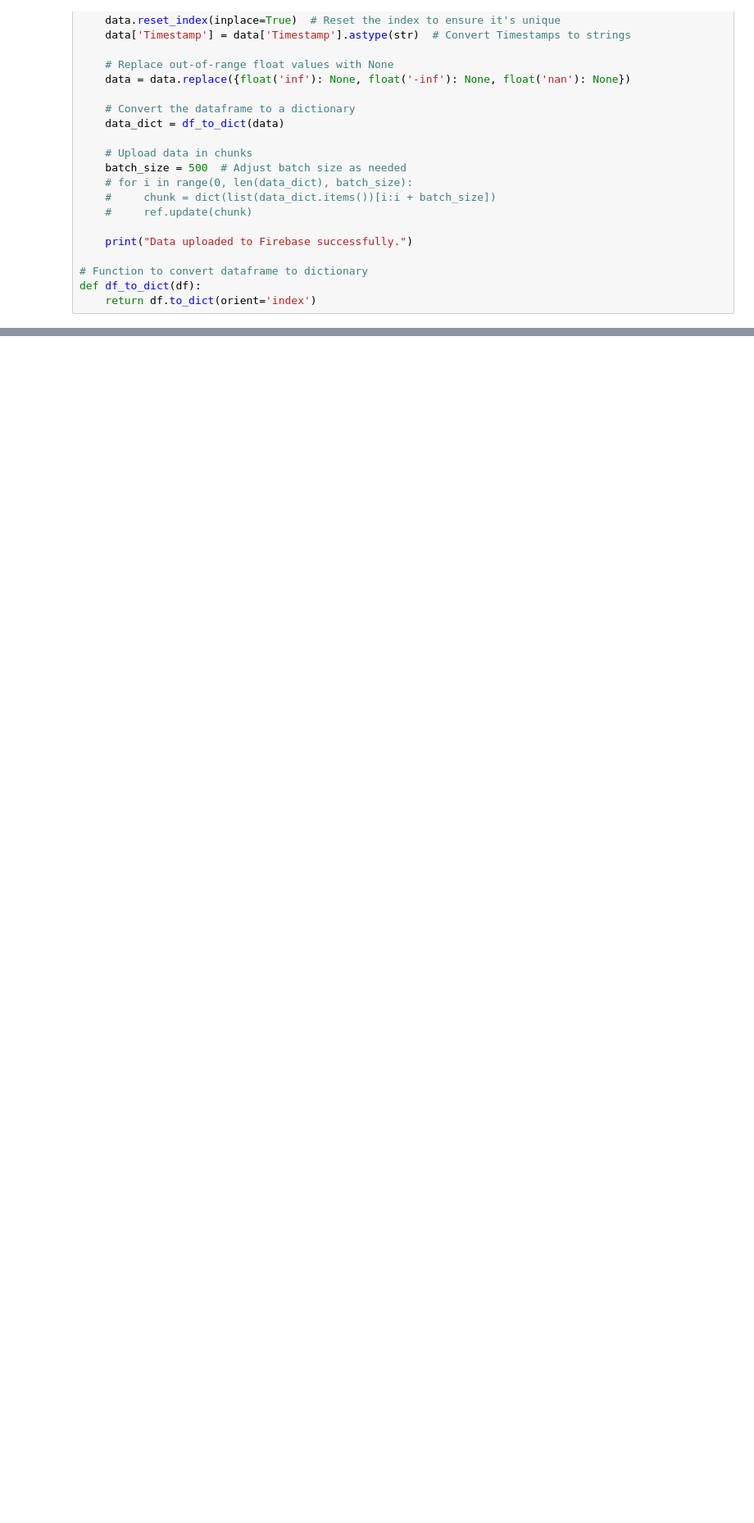
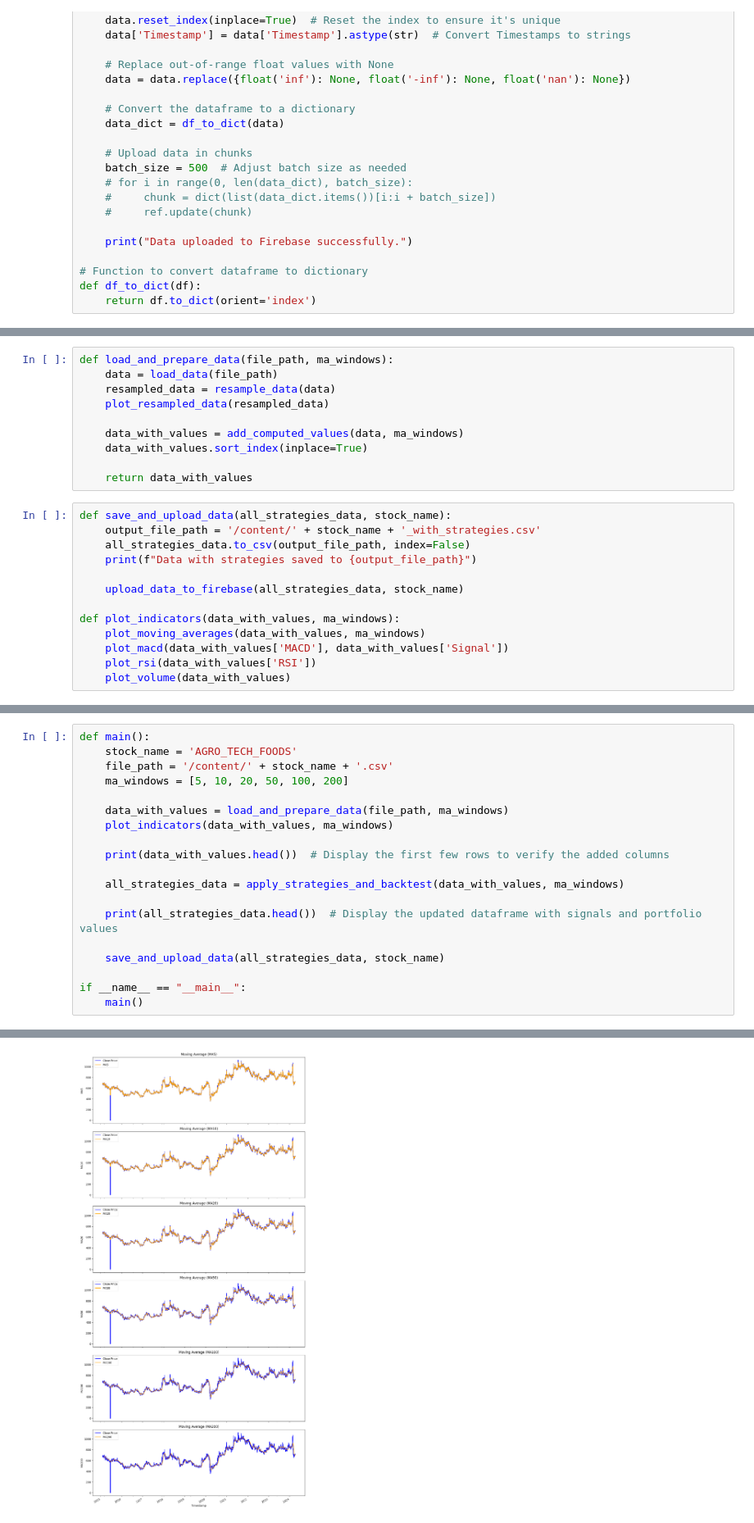
Before and after one commit to ThatNinjaGuy/Machine-learning-A-Z-Course, a Jupyter notebook: stock_market_strategy.ipynb, the cells around one changed output, grey strips where cells are left out. Shown at 82% size. Saved outputs shown, nothing was run; the diff lists cells and outputs as text; blank space fills up the shorter version.

Commit message:
Updated logic and code structure to correct and improve logic of buy/sell indicator

```diff
--- a/stock_market_strategy.ipynb
+++ b/stock_market_strategy.ipynb
@@ -206,4 +243,27 @@ def backtest_strategy(data, position_col, portfolio_col):
     data[portfolio_col] = portfolio_value
     total_gain = portfolio_value[-1] - initial_cash
     return data, total_gain
+# %%
+def load_and_prepare_data(file_path, ma_windows):
+    data = load_data(file_path)
+    resampled_data = resample_data(data)
+    plot_resampled_data(resampled_data)
+
+    data_with_values = add_computed_values(data, ma_windows)
+    data_with_values.sort_index(inplace=True)
+
+    return data_with_values
+# %%
+def save_and_upload_data(all_strategies_data, stock_name):
+    output_file_path = '/content/' + stock_name + '_with_strategies.csv'
+    all_strategies_data.to_csv(output_file_path, index=False)
+    print(f"Data with strategies saved to {output_file_path}")
+
+    upload_data_to_firebase(all_strategies_data, stock_name)
+
+def plot_indicators(data_with_values, ma_windows):
+    plot_moving_averages(data_with_values, ma_windows)
+    plot_macd(data_with_values['MACD'], data_with_values['Signal'])
+    plot_rsi(data_with_values['RSI'])
+    plot_volume(data_with_values)
 # %%
@@ -281,0 +291,20 @@ Data uploaded to Firebase successfully.
+# %%
+def main():
+    stock_name = 'AGRO_TECH_FOODS'
+    file_path = '/content/' + stock_name + '.csv'
+    ma_windows = [5, 10, 20, 50, 100, 200]
+
+    data_with_values = load_and_prepare_data(file_path, ma_windows)
+    plot_indicators(data_with_values, ma_windows)
+
+    print(data_with_values.head())  # Display the first few rows to verify the added columns
+
+    all_strategies_data = apply_strategies_and_backtest(data_with_values, ma_windows)
+
+    print(all_strategies_data.head())  # Display the updated dataframe with signals and portfolio values
+
+    save_and_upload_data(all_strategies_data, stock_name)
+
+if __name__ == "__main__":
+    main()
+# %% [output]
@@ -281,0 +312 @@ Data uploaded to Firebase successfully.
+[figure, added]
```
Also changed, not shown: parts of 4 cells of this notebook.
